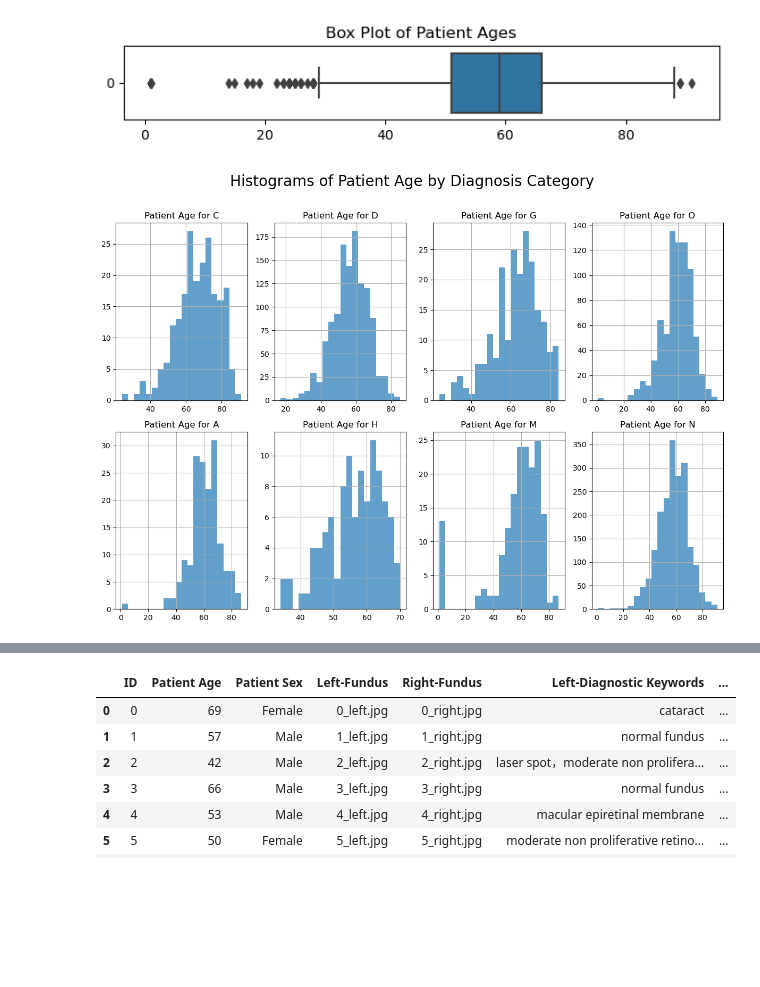
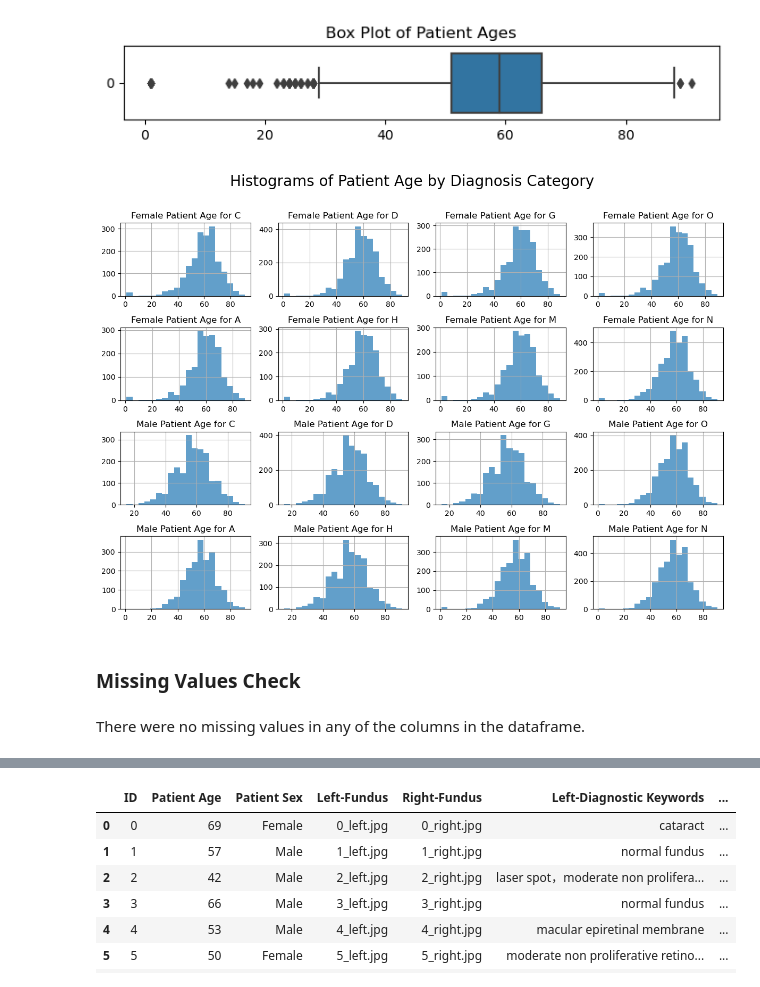
Before and after one commit to sarahdurrani22/CV-Prediction-of-Ocular-Disease, a Jupyter notebook: CV_to_Predict_Ocular_Disease_main.ipynb, the cells around one changed output, grey strips where cells are left out. Saved outputs shown, nothing was run; the diff lists cells and outputs as text; code cells hidden in the pictures; blank space fills up the shorter version.

```diff
--- a/CV_to_Predict_Ocular_Disease_main.ipynb
+++ b/CV_to_Predict_Ocular_Disease_main.ipynb
@@ -145,22 +146,32 @@ plt.show()
 # %% [output]
 [figure]
 # %%
-fig, axes = plt.subplots(nrows=2, ncols=4, figsize=(12, 8))
+fig, axes = plt.subplots(nrows=4, ncols=4, figsize=(12, 8))
 axes = axes.flatten()
+
 
 idx = 0
 sides = ['Left', 'Right']
 categs = ['C', 'D', 'G', 'O', 'A', 'H', 'M', 'N']
 
-for cat in categs:
-    df_by_cat = ocular_disease_df[(ocular_disease_df[f"Left-{cat}"] == 1) | (ocular_disease_df[f"Right-{cat}"] == 1)]
-    axes[idx].hist(df_by_cat['Patient Age'], bins=20, alpha=0.7)
-    axes[idx].set_title(f'Patient Age for {cat}')
-    axes[idx].grid(True)
-    idx += 1
+def plot_by_agesexcat(sex):
+    global idx
+    for cat in categs:
+        df_by_cat = ocular_disease_df[(ocular_disease_df[f"Left-{cat}"] == 1) | (ocular_disease_df[f"Right-{cat}"] == 1) | (ocular_disease_df['Patient Sex'] == sex)]
+        axes[idx].hist(df_by_cat[f'Patient Age'], bins=20, alpha=0.7)
+        axes[idx].set_title(f'{sex} Patient Age for {cat}')
+        axes[idx].grid(True)
+        idx += 1
+
+plot_by_agesexcat('Female')
+plot_by_agesexcat('Male')
 
 plt.tight_layout()
 plt.suptitle("Histograms of Patient Age by Diagnosis Category\n", fontsize=20, y=1.07, x =.5)
 plt.show()
 # %% [output]
-[figure, old version]
+[figure, new version]
+# %% [markdown]
+### Missing Values Check
+# %% [markdown]
+There were no missing values in any of the columns in the dataframe.
```
Also changed, not shown: parts of 10 cells of this notebook.
